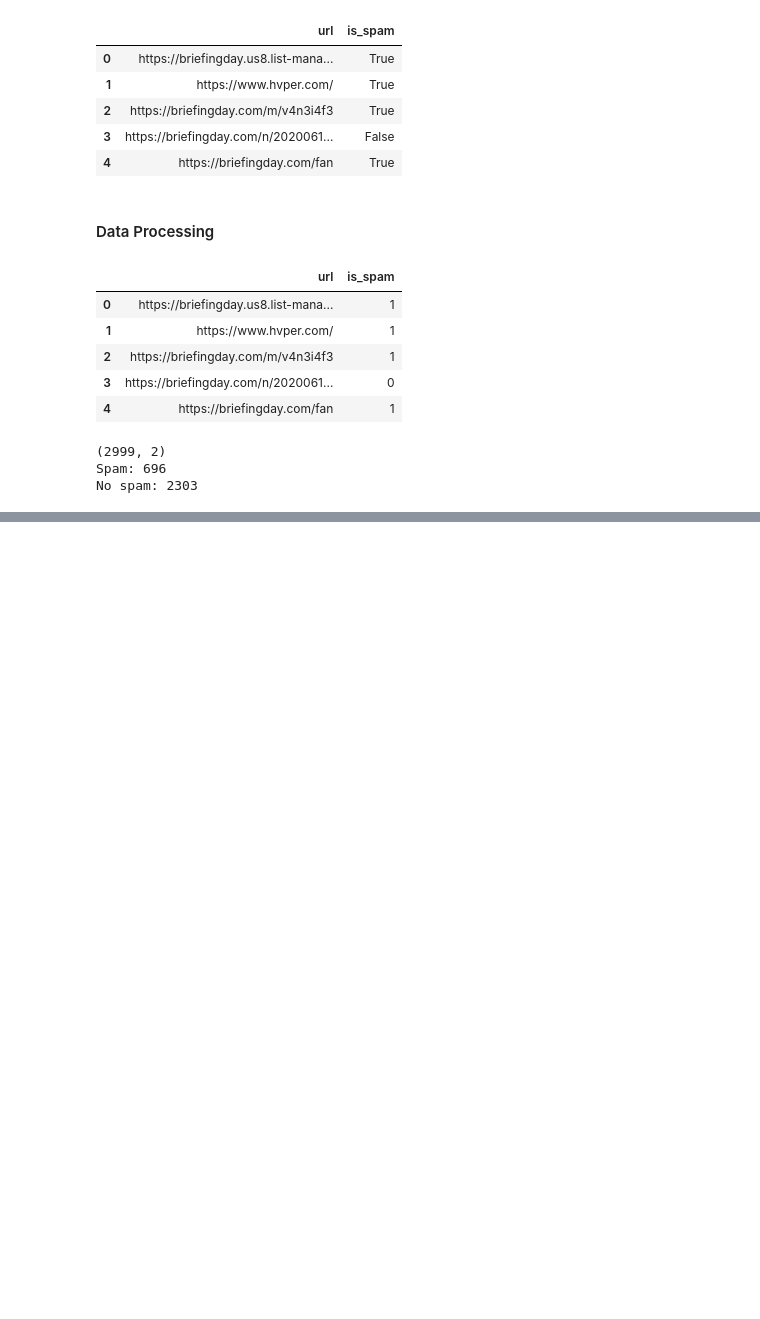
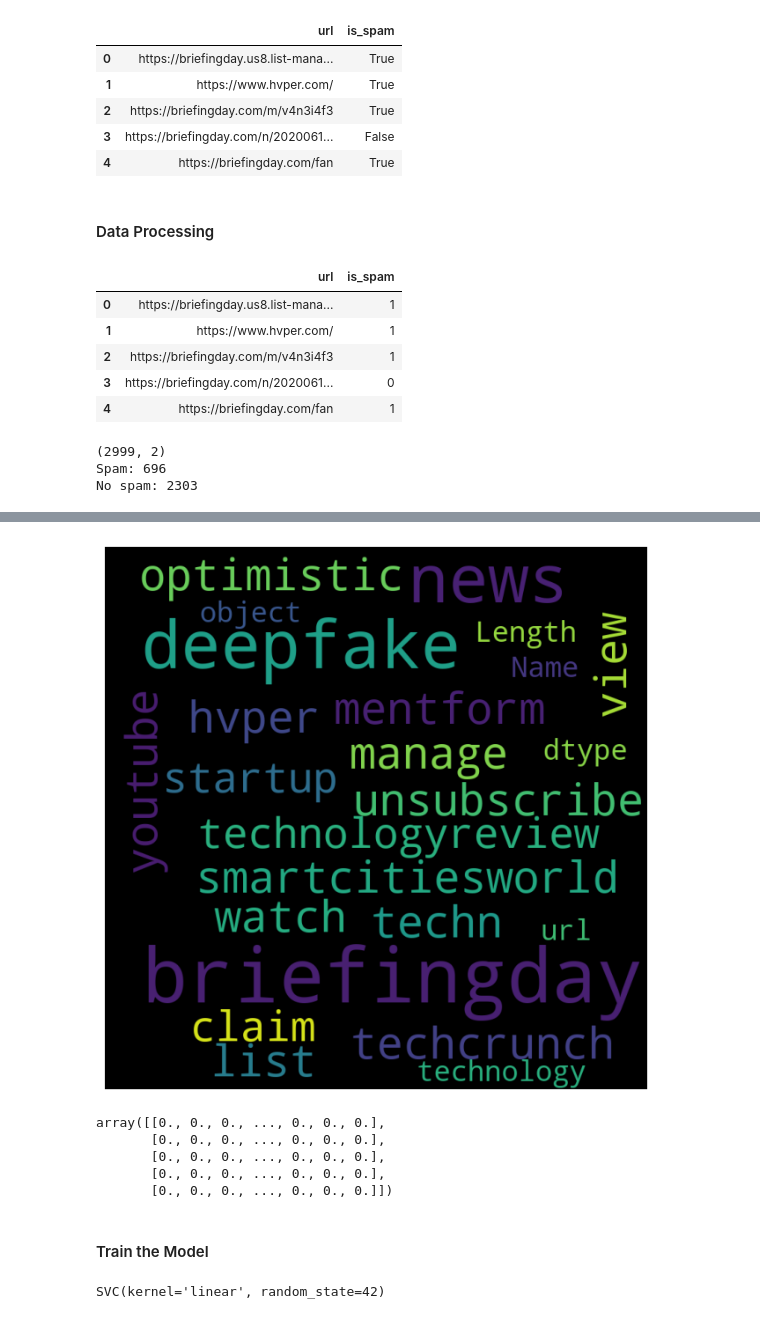
Before and after one commit to 4GeeksAcademy/gustavolima-NLP_Project, a Jupyter notebook: src/explore.ipynb, the cells around one changed output, grey strips where cells are left out. Saved outputs shown, nothing was run; the diff lists cells and outputs as text; code cells hidden in the pictures; blank space fills up the shorter version.

Commit message:
Model Training

```diff
--- a/src/explore.ipynb
+++ b/src/explore.ipynb
@@ -58,8 +58,10 @@ def preprocess_text(text):
 
     # Remove tags
     text = re.sub("&lt;/?.*?&gt;"," &lt;&gt; ", text)
+    text = re.sub(r'https|www|com'," ", text)
+    text = re.sub(r'\b[a-z]\b'," ", text)
 
     return text.split()
 
-total_data["Message"] = total_data["Message"].apply(preprocess_text)
+total_data["url"] = total_data["url"].apply(preprocess_text)
 total_data.head()
@@ -65,0 +75,18 @@ total_data.head()
+# %%
+from nltk import download
+from nltk.corpus import stopwords
+from nltk.stem import WordNetLemmatizer
+download("wordnet")
+lemmatizer = WordNetLemmatizer()
+
+download("stopwords")
+stop_words = stopwords.words("english")
+
+def lemmatize_text(words, lemmatizer = lemmatizer):
+    tokens = [lemmatizer.lemmatize(word) for word in words]
+    tokens = [word for word in tokens if word not in stop_words]
+    tokens = [word for word in tokens if len(word) > 3]
+    return tokens
+
+total_data["url"] = total_data["url"].apply(lemmatize_text)
+total_data.head()
@@ -65,0 +104,32 @@ total_data.head()
+# %%
+import matplotlib.pyplot as plt
+from wordcloud import WordCloud
+
+wordcloud = WordCloud(width = 800, height = 800, background_color = "black", max_words = 1000, min_font_size = 20, random_state = 42)\
+    .generate(str(total_data["url"]))
+
+fig = plt.figure(figsize = (8, 8), facecolor = None)
+plt.imshow(wordcloud)
+plt.axis("off")
+plt.show()
+# %% [output]
+[figure, added]
+# %%
+from sklearn.feature_extraction.text import TfidfVectorizer
+
+tokens_list = total_data["url"]
+tokens_list = [" ".join(tokens) for tokens in tokens_list]
+
+vectorizer = TfidfVectorizer(max_features = 5000, max_df = 0.8, min_df = 5)
+X = vectorizer.fit_transform(tokens_list).toarray()
+y = total_data["is_spam"]
+
+X[:5]
+# %% [output]
+array([[0., 0., 0., ..., 0., 0., 0.],
+       [0., 0., 0., ..., 0., 0., 0.],
+       [0., 0., 0., ..., 0., 0., 0.],
+       [0., 0., 0., ..., 0., 0., 0.],
+       [0., 0., 0., ..., 0., 0., 0.]])
+# %% [markdown]
+#### Train the Model
@@ -65,0 +141,8 @@ total_data.head()
+# %%
+# Train the Model
+from sklearn.svm import SVC
+
+model = SVC(kernel = "linear", random_state = 42)
+model.fit(X_train, y_train)
+# %% [output]
+SVC(kernel='linear', random_state=42)
```
Also changed, not shown: parts of 6 cells of this notebook.
